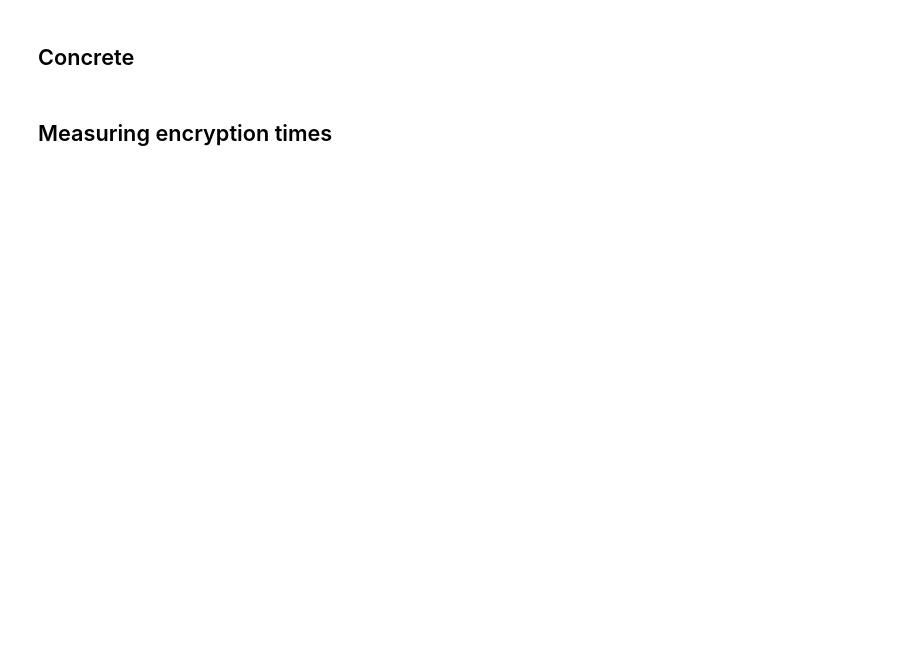
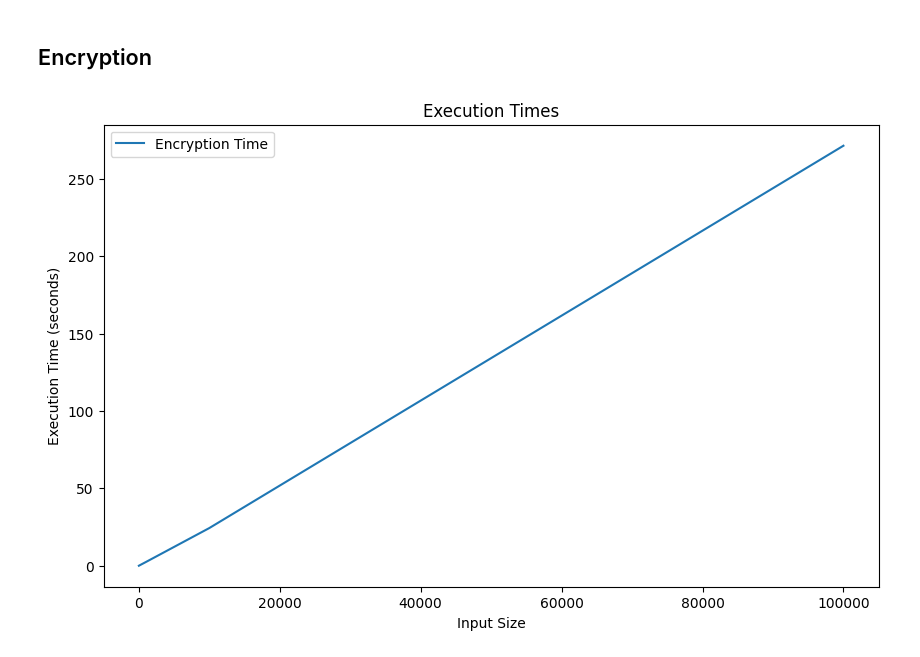
Before and after one commit to osbyrne/FHE-benchmarking, a Jupyter notebook: benchmarking.ipynb, the cells around one changed output. Saved outputs shown, nothing was run; the diff lists cells and outputs as text; code cells hidden in the pictures; blank space fills up the shorter version.

Commit message:
Concrete encryption benchmark done

```diff
--- a/benchmarking.ipynb
+++ b/benchmarking.ipynb
@@ -5,2 +11,2 @@ import time  # Pour mesurer le temps d'exécution
 # %% [markdown]
-## Concrete
+## Encryption
@@ -26,19 +13,41 @@ decrypt_time: List[int] = []
-# %% [markdown]
-## Measuring encryption times
-# %%
-encrypt_time = []
-
-for size in input_sizes:
-    start_time = time.time()
-
-
-
-    end_time = time.time()
-    elapsed_time = end_time - start_time
-    encrypt_time.append(elapsed_time)
-
-plt.plot(input_sizes, encrypt_time)
-plt.xlabel('Input Size')
-plt.ylabel('Encryption Time (s)')
-plt.title('Encryption Time vs Input Size')
-plt.show()
+# %%
+import time
+import matplotlib.pyplot as plt
+from random import randint
+from typing import List, Final, Tuple
+from concrete import fhe
+
+def add(x: int, y: int) -> int:
+    return x + y
+
+num_runs: Final[int] = 1
+encryption_execution_times: List[float] = []
+input_sizes: List[int] = [10, 100, 1000, 10000, 100000]
+
+compiler = fhe.Compiler(add, {"x": "encrypted", "y": "encrypted"})
+
+for size in input_sizes:
+    total_time: float = 0
+    for _ in range(num_runs):
+        inputset: List[Tuple[int, int]] = [(randint(0, size), randint(0, size)) for _ in range(size)]
+        circuit = compiler.compile(inputset)
+        start_time: float = time.time()
+        for input in inputset:
+            circuit.encrypt(input[0], input[1])
+        end_time: float = time.time()
+        execution_time = end_time - start_time
+        total_time += execution_time
+
+    average_time = total_time / num_runs
+    encryption_execution_times.append(average_time)
+
+# Plot the charts
+plt.figure(figsize=(10, 6))
+plt.plot(input_sizes, encryption_execution_times, label='Encryption Time')
+plt.xlabel('Input Size')
+plt.ylabel('Execution Time (seconds)')
+plt.title('Execution Times')
+plt.legend()
+plt.show()
+# %% [output]
+[figure, added]
```
Also changed, not shown: parts of 4 cells of this notebook, 3 other files.
